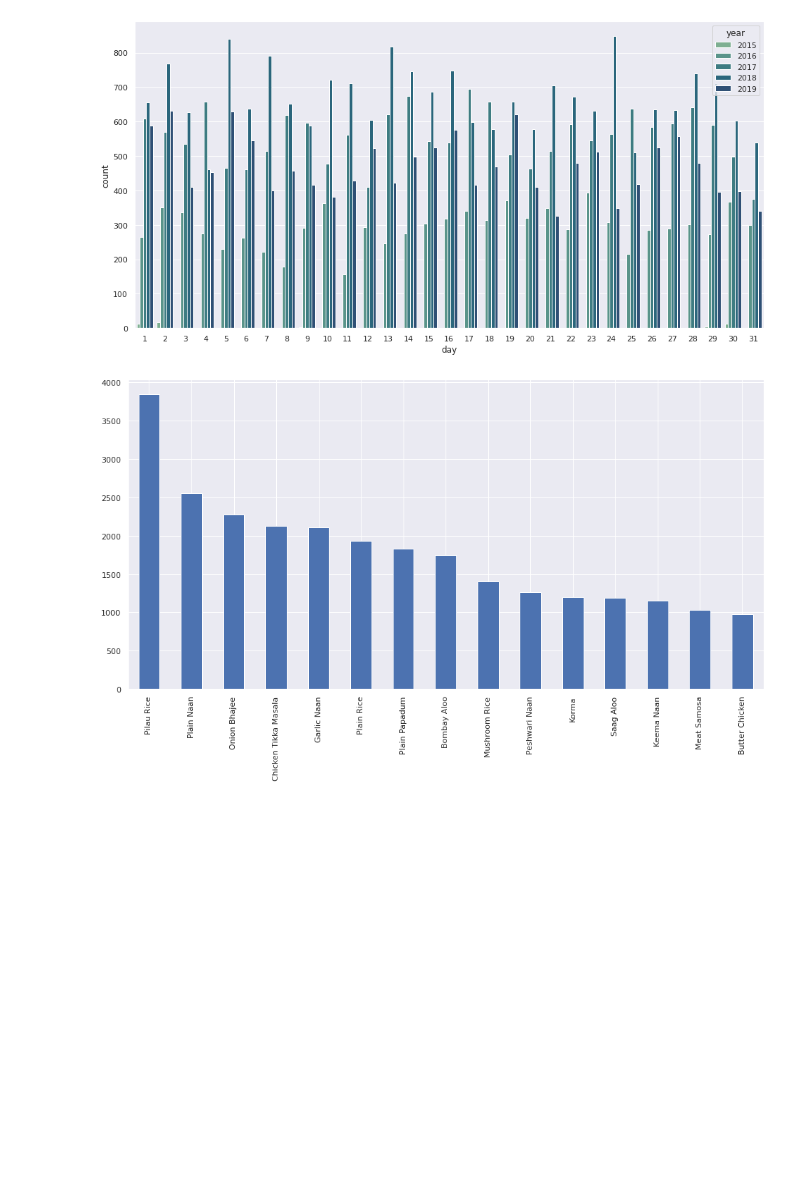
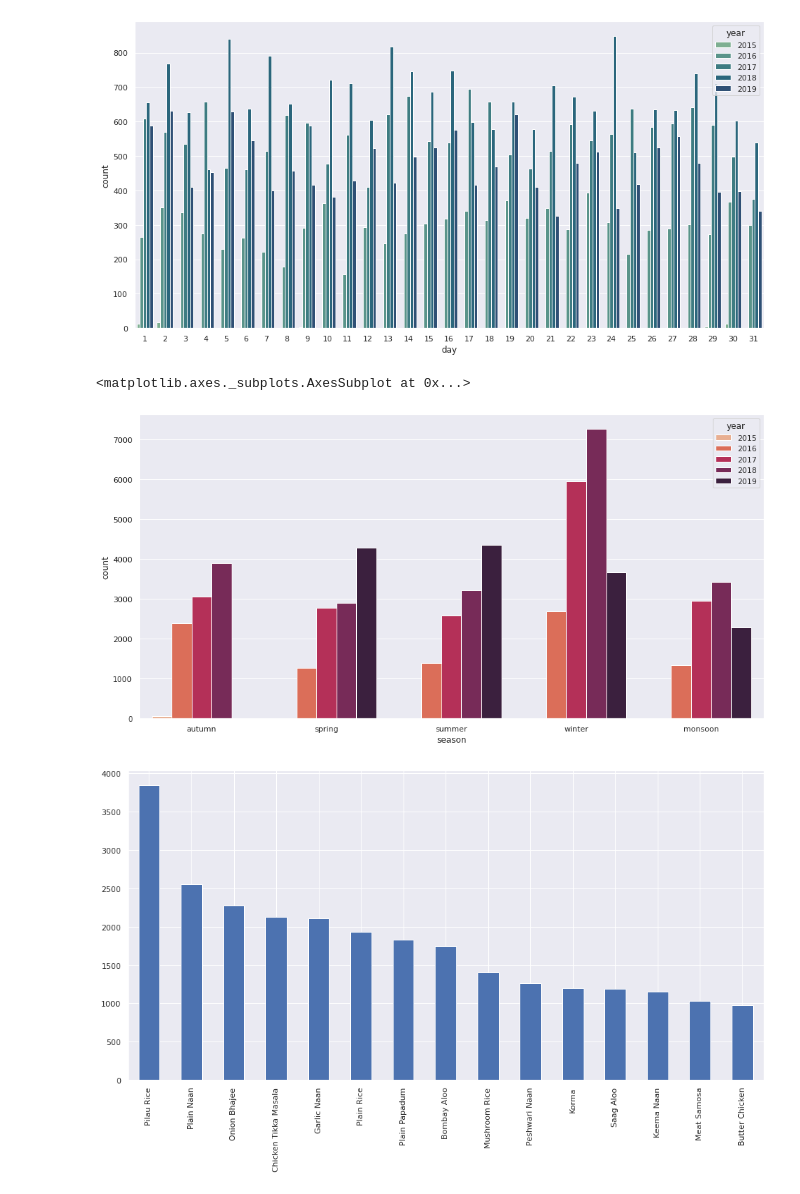
Before and after one commit to joyb05/Market-Basket-Analysis-Restaurant-Dataset, a Jupyter notebook: Market_Basket_Analysis_Restaurant_Dataset.ipynb, the cells around one changed output. Cells and saved outputs as stored; diff of their text form; code cells hidden in the pictures; blank space fills up the shorter version.

```diff
--- a/Market_Basket_Analysis_Restaurant_Dataset.ipynb
+++ b/Market_Basket_Analysis_Restaurant_Dataset.ipynb
@@ -90,3 +90,10 @@ df['month'] = df['Date'].apply(lambda x:x.month)
 df['year'] = df['Date'].apply(lambda x:x.year)
 # %%
 df['date_name'] = df['Date'].dt.day_name()
+# %%
+df.loc[(df['month']>= 1) &(df['month'] <=2), 'season'] = "winter"
+df.loc[(df['month']>= 3) &(df['month'] <=4), 'season'] = "spring"
+df.loc[(df['month']>= 5) &(df['month'] <=6), 'season'] = "summer"
+df.loc[(df['month']>= 7) &(df['month'] <=8), 'season'] = "monsoon"
+df.loc[(df['month']>= 9) &(df['month'] <=10), 'season'] = "autumn"
+df.loc[(df['month']>= 11) &(df['month'] <=12), 'season'] = "winter"
@@ -107,6 +123,11 @@ sns.countplot(x = 'day', data = df, hue = 'year', palette = 'crest')
 # %% [output]
 <matplotlib.axes._subplots.AxesSubplot at 0x...>
 [figure]
+# %%
+sns.countplot(x = 'season', data = df, hue = 'year', palette = 'rocket_r')
+# %% [output]
+<matplotlib.axes._subplots.AxesSubplot at 0x...>
+[figure, added]
 # %%
 df['Item_Name'].value_counts()[:15].plot(kind = 'bar')
 plt.show()
```
Also changed, not shown: parts of 46 cells of this notebook.
